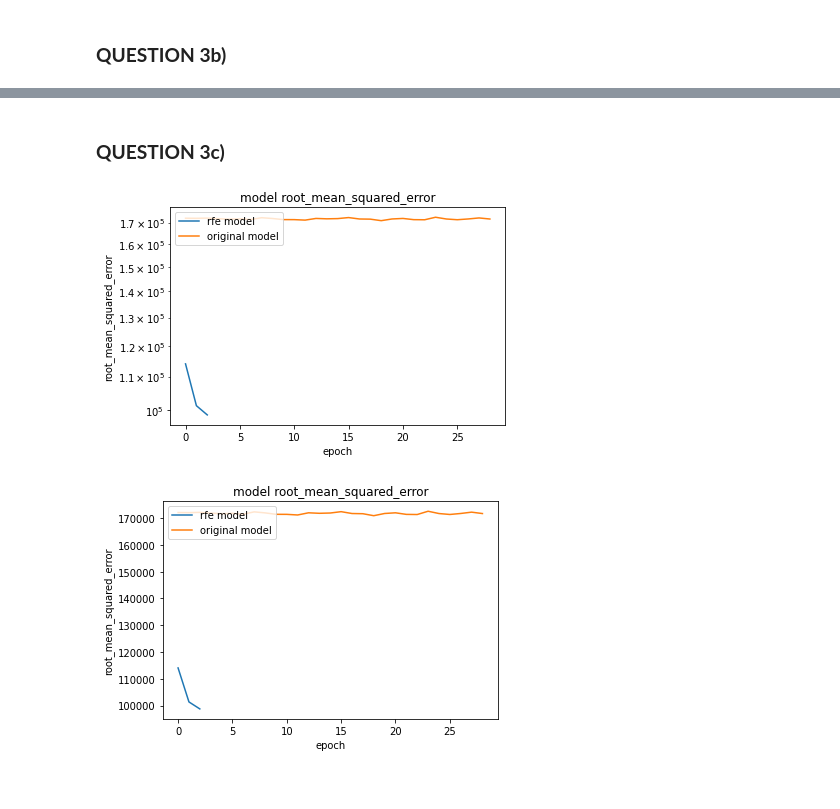
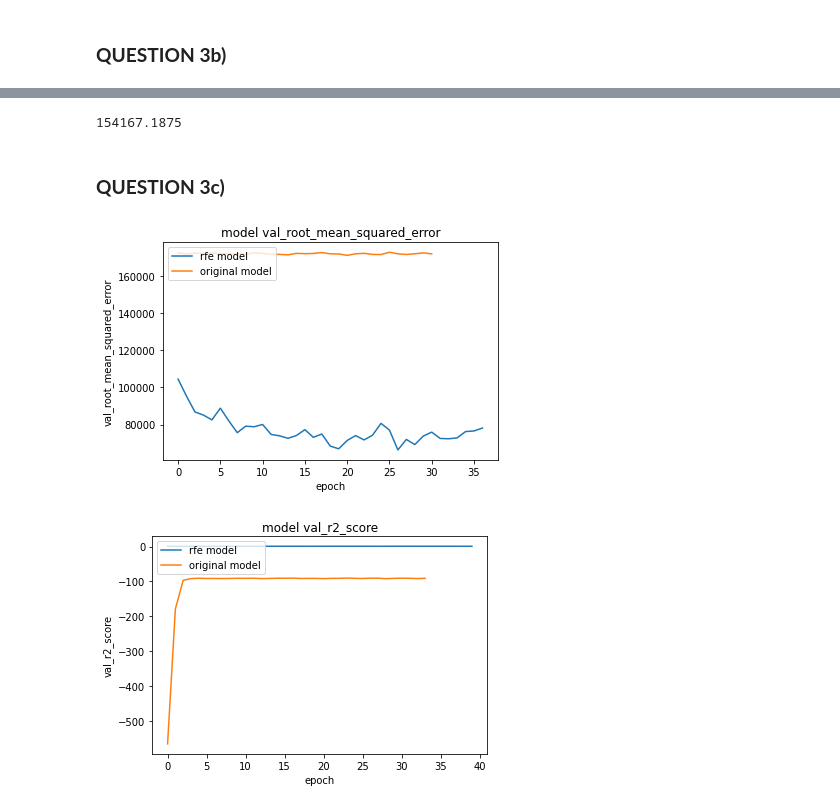
Before and after one commit to ABHISHEK03312/Neural-Networks-and-Deep-Learning, a Jupyter notebook: NNDL_Assignment1.ipynb, the cells around one changed output, grey strips where cells are left out. Saved outputs shown, nothing was run; the diff lists cells and outputs as text; code cells hidden in the pictures.

Commit message:
early stopping changes

```diff
--- a/NNDL_Assignment1.ipynb
+++ b/NNDL_Assignment1.ipynb
@@ -1188,8 +1188,14 @@ validation r2 value:  0.8379086852073669
 ### **QUESTION3a)**
 # %%
 def regression_model_embedding_layer_early_stopping():
-    x = layers.Dense(81, activation="relu")(all_features)
-    x = layers.Embedding(81,81//2)(x)
+    month_x = layers.Embedding(12,12//2)(month_encoded)
+    month_x = layers.Flatten()(month_x)
+    storey_range_x = layers.Embedding(17,17//2)(storey_range_encoded)
+    storey_range_x = layers.Flatten()(storey_range_x)
+    flat_model_type_x = layers.Embedding(43,43//2)(flat_model_type_encoded)
+    flat_model_type_x = layers.Flatten()(flat_model_type_x)
+    x = layers.concatenate([month_x,storey_range_x,flat_model_type_x,dist_to_nearest_stn_encoded,dist_to_dhoby_encoded,degree_centrality_encoded,eigenvector_centrality_encoded,remaining_lease_years_encoded,floor_area_sqm_encoded])
+    x = layers.Dense(10,activation="relu")(x)
     output = layers.Dense(1, activation="linear")(x)
     model = keras.Model(all_inputs, output)
     opt = tf.keras.optimizers.Adam(learning_rate=0.05)
@@ -1272,12 +1280,6 @@ feature_names = [
 ]
 # %%
 def regression_model_embedding_layer_removed_features(all_features,feature_name):
-    # x = layers.Dense(all_features.shape[1], activation="relu")(all_features)
-    # x = layers.Embedding(all_features.shape[1],(all_features.shape[1])//2)(x)
-    # output = layers.Dense(1, activation="linear")(x)
-    # model = keras.Model(all_inputs, output)
-    # opt = tf.keras.optimizers.Adam(learning_rate=0.05)
-    # model.compile(opt, tf.keras.losses.MeanSquaredError(), metrics=[tf.keras.metrics.MeanSquaredError(),tf.keras.metrics.RootMeanSquaredError(),r2_score])
 
     x = layers.Dense(10,activation="relu")(all_features)
     output = layers.Dense(1, activation="linear")(x)
@@ -1290,7 +1292,7 @@ def regression_model_embedding_layer_removed_features(all_features,feature_name)
     print("Model training when feature "+str(feature_name)+" is removed.")
     print("")
     callback = tf.keras.callbacks.EarlyStopping(monitor='val_loss', patience=10)
-    history = model.fit(train_ds, epochs=3, validation_data=test_ds,callbacks=[callback])
+    history = model.fit(train_ds, epochs=100, validation_data=test_ds,callbacks=[callback])
 
     return [history,model]
 # %% [markdown]
@@ -1329,8 +1349,7 @@ def rfe(feature_list,feature_names,minimum_val_loss,df_list,best_model):
 # %%
 df_list = []
 best_model = []
-# best_model_rfe = rfe(features,feature_names,min(regression_model_early_stopping[0].history['val_loss']),df_list,best_model)
-best_model_rfe = rfe(features,feature_names,1000000000000000000000000000000000000000,df_list,best_model)
+best_model_rfe = rfe(features,feature_names,min(regression_model_early_stopping[0].history['val_root_mean_squared_error']),df_list,best_model)
 # %% [output]
 length of features: 9
 ('You must install pydot (`pip install pydot`) and install graphviz (see instructions at https://graphviz.gitlab.io/download/) ', 'for plot_model/model_to_dot to work.')
@@ -1380,25 +1400,28 @@ df_features
+# %%
+min(regression_model_early_stopping[0].history['root_mean_squared_error'])
+# %% [output]
+154167.1875
 # %% [markdown]
 ### **QUESTION 3c)**
 # %%
 plt.figure(1)
-plt.plot(best_model_rfe[0].history['val_root_mean_squared_error'])
-plt.plot(regression_model_early_stopping[0].history['val_root_mean_squared_error'][5:])
-plt.title('model root_mean_squared_error')
-plt.ylabel('root_mean_squared_error')
+plt.plot(best_model_rfe[0].history['val_root_mean_squared_error'][3:])
+plt.plot(regression_model_early_stopping[0].history['val_root_mean_squared_error'][3:])
+plt.title('model val_root_mean_squared_error')
+plt.ylabel('val_root_mean_squared_error')
 plt.xlabel('epoch')
-plt.yscale('log')
 plt.legend(['rfe model', 'original model'], loc='upper left')
 plt.show()
 # %% [output]
-[figure, old version]
+[figure, new version]
 # %%
 plt.figure(1)
-plt.plot(best_model_rfe[0].history['val_root_mean_squared_error'])
-plt.plot(regression_model_early_stopping[0].history['val_root_mean_squared_error'][5:])
-plt.title('model root_mean_squared_error')
-plt.ylabel('root_mean_squared_error')
+plt.plot(best_model_rfe[0].history['val_r2_score'])
+plt.plot(regression_model_early_stopping[0].history['val_r2_score'])
+plt.title('model val_r2_score')
+plt.ylabel('val_r2_score')
 plt.xlabel('epoch')
 plt.legend(['rfe model', 'original model'], loc='upper left')
 plt.show()
 # %% [output]
-[figure, old version]
+[figure, new version]
```
Also changed, not shown: parts of 7 cells of this notebook.
